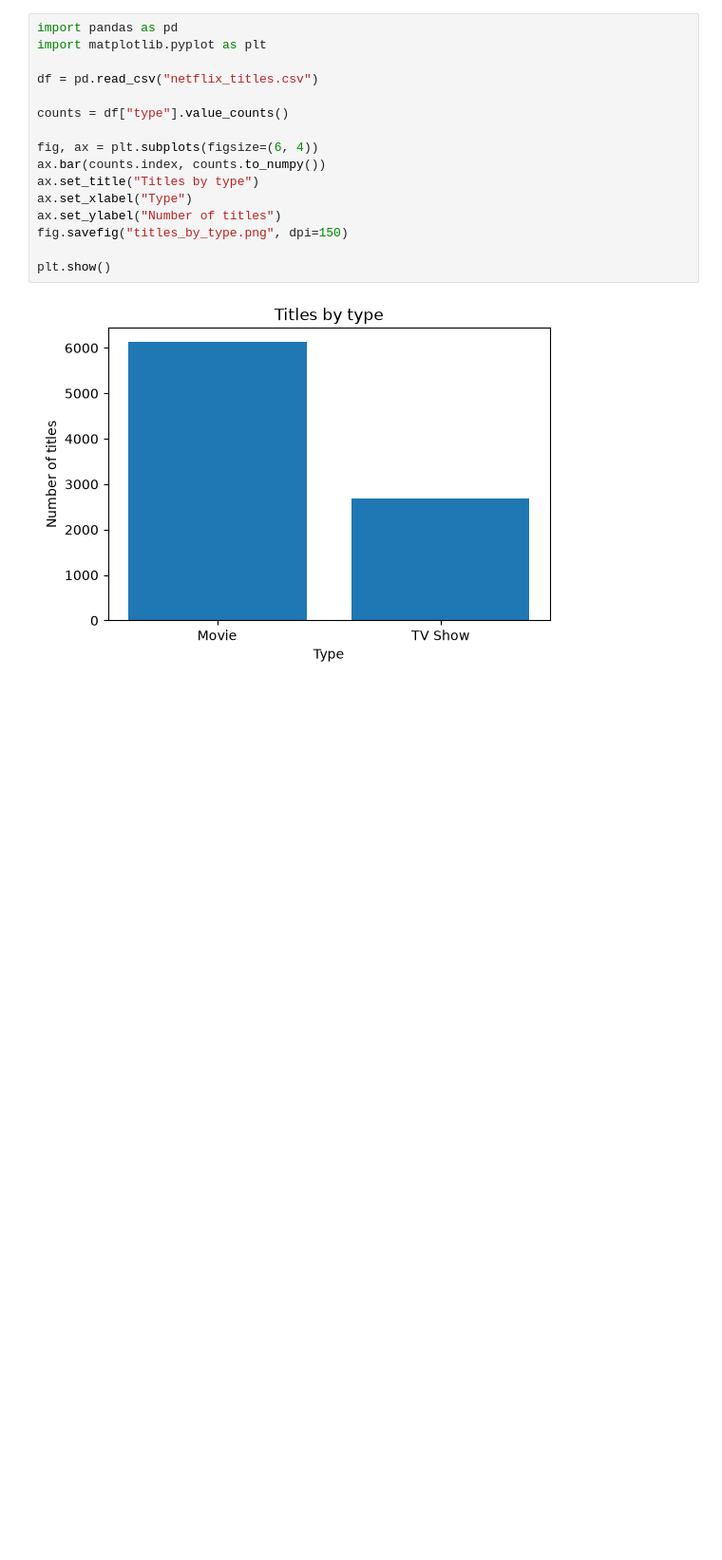
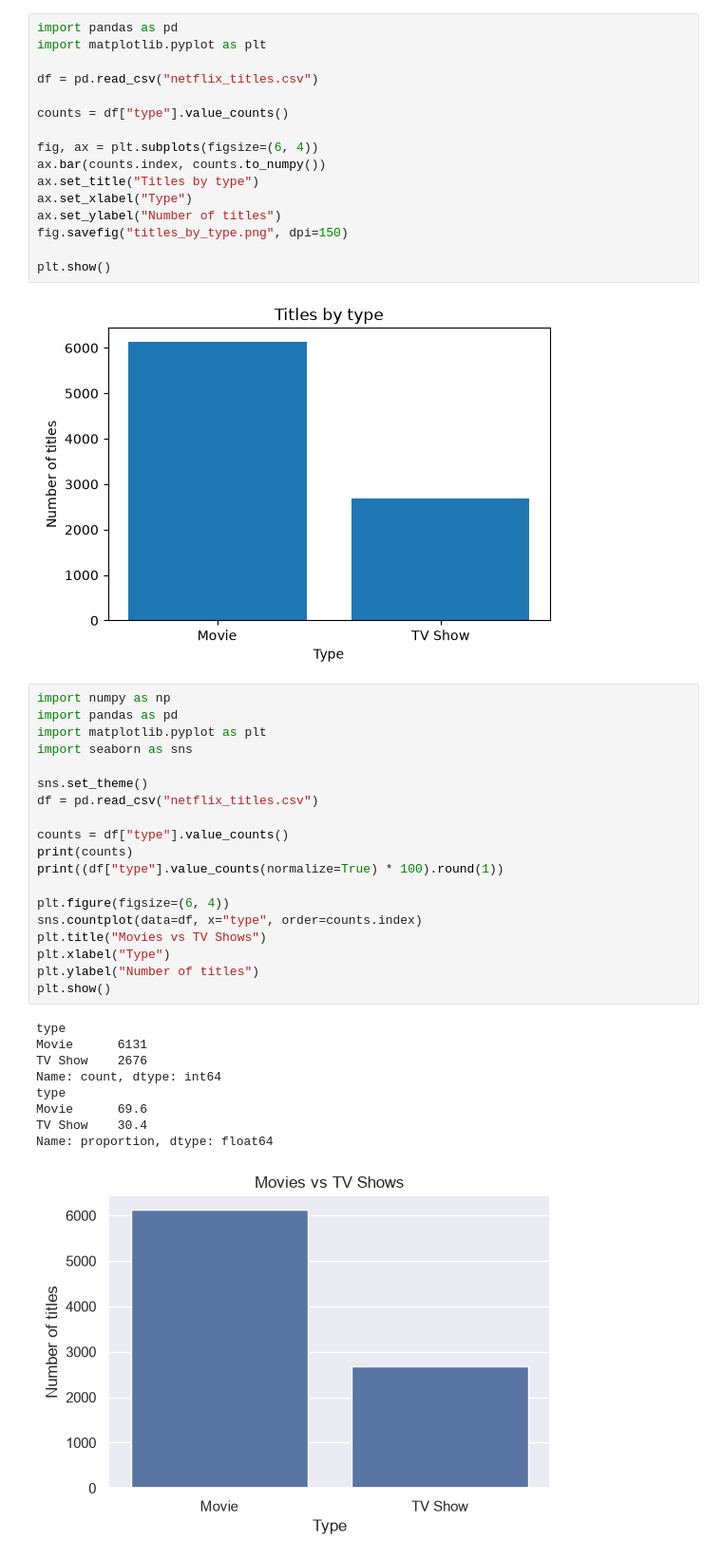
Before and after one commit to Redd-Reddington/ai-engineer-journey, a Jupyter notebook: pandas/pandas_week3.ipynb, the cells around one changed output. Shown at 95% size. Drawn from its saved outputs; the diff is of its cells as text; blank space fills up the shorter version.

Commit message:
Week 3 Fri: choose dataset, write questions, first look at Netflix data

```diff
--- a/pandas/pandas_week3.ipynb
+++ b/pandas/pandas_week3.ipynb
@@ -78,3 +78,32 @@ fig.savefig("titles_by_type.png", dpi=150)
 plt.show()
 # %% [output]
 [figure]
+# %%
+import numpy as np
+import pandas as pd
+import matplotlib.pyplot as plt
+import seaborn as sns
+
+sns.set_theme()
+df = pd.read_csv("netflix_titles.csv")
+
+counts = df["type"].value_counts()
+print(counts)
+print((df["type"].value_counts(normalize=True) * 100).round(1))
+
+plt.figure(figsize=(6, 4))
+sns.countplot(data=df, x="type", order=counts.index)
+plt.title("Movies vs TV Shows")
+plt.xlabel("Type")
+plt.ylabel("Number of titles")
+plt.show()
+# %% [output]
+type
+Movie      6131
+TV Show    2676
+Name: count, dtype: int64
+type
+Movie      69.6
+TV Show    30.4
+Name: proportion, dtype: float64
+[figure, added]
```
Also changed, not shown: 2 other files.
